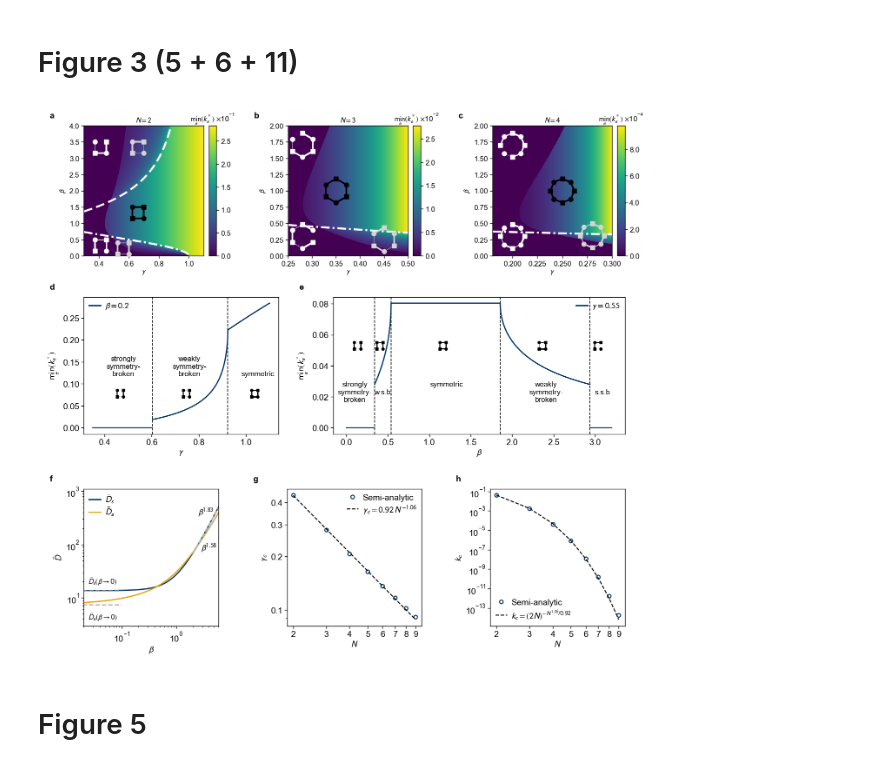
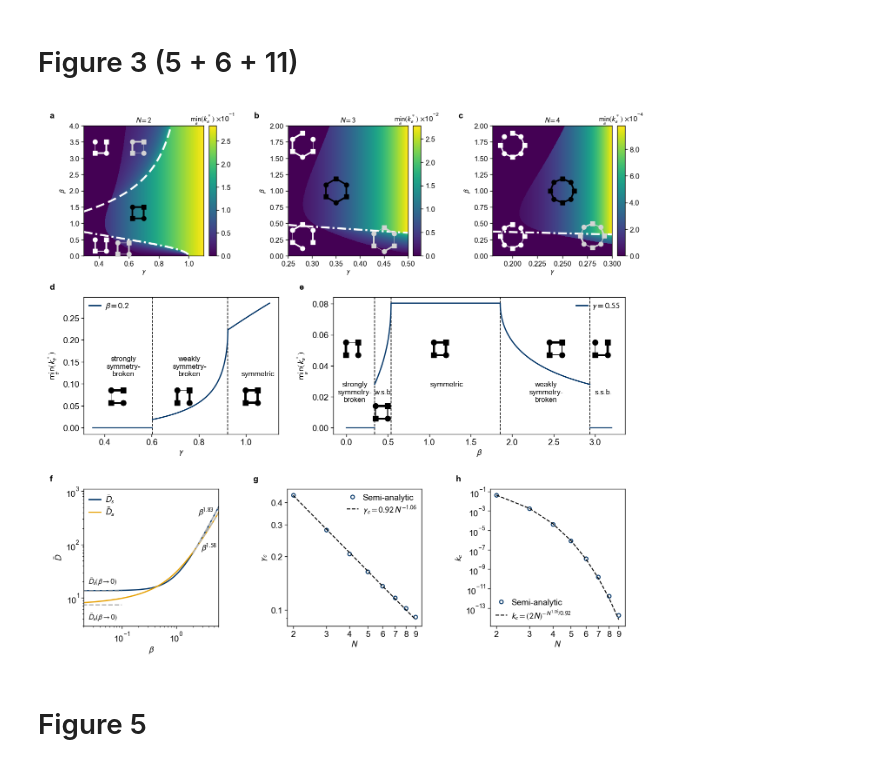
Before and after one commit to ibfzj/optimal-networks, a Jupyter notebook: rings.ipynb, the cells around one changed output. Cells and saved outputs as stored; diff of their text form; code cells hidden in the pictures.

```diff
--- a/rings.ipynb
+++ b/rings.ipynb
@@ -332,8 +351,8 @@ for gamma_i, x_i, txt in [(0.40, 0.48, "strongly\nsymmetry-\nbroken"),
                           (0.70, 0.76, "weakly\nsymmetry-\nbroken"),
                           (1.00, 1.05, "symmetric")]:
     G_i, _, _ = build_optimized_ring_graph(2, beta=0.2, gamma=gamma_i, mu=mu)
-    add_network_inset_xy(ax_d, G_i, x=x_i, y=0.085, size=0.12, color="black",
-                     node_size=5, lw_scale=0.11)
+    add_network_inset_xy(ax_d, G_i, x=x_i, y=0.085, size=0.24, color="black",
+                     node_size=20, lw_scale=0.22)
     ax_d.text(x_i, 0.115, txt, ha="center", va="bottom", fontsize=6.0)
 
 # Subplot (e): reentrant behaviour versus beta at fixed gamma
@@ -357,10 +376,14 @@ plot_curves_fixed_gammas(beta_values_e, fixed_gammas, minK_e, branch_labels_e,
                          jump_positions=jumps_e, break_positions=breaks_e)
 
 
-for beta_i, x_i in [(0.10, 0.17), (0.45, 0.44), (1.00, 1.20), (2.40, 2.40), (3.05, 3.07)]:
+
+for beta_i, x_i, y_i in [(0.10, 0.14, 0.055), (0.46, 0.50, 0.014), (1.00, 1.20, 0.055),
+                         (2.40, 2.60, 0.055), (3.05, 3.15, 0.055)]:
     G_i, _, _ = build_optimized_ring_graph(2, beta=beta_i, gamma=0.55, mu=mu)
-    add_network_inset_xy(ax_e, G_i, x=x_i, y=0.055, size=0.12, color="black",
-                         node_size=5, lw_scale=0.11)
+    add_network_inset_xy(ax_e, G_i, x=x_i, y=y_i, size=0.24, color="black",
+                         node_size=20, lw_scale=0.22)
+
+
 
 for x_i, y_i, txt in [(0.10, 0.0300, "strongly\nsymmetry-\nbroken"),
                       (0.45, 0.0250, "w.s.b."),
@@ -460,34 +483,34 @@ ax_h = fig.add_axes(rect(left + 2 * (row3_w + row3_gap), row3_bottom, row3_w, ro
 k_cusp = np.array([(2 * N_values[i]) ** (-1.0 / gamma_c[i]) for i in range(len(N_values))])
 
 ax_h.loglog(N_values, k_cusp, "o", mfc="none", mec="#003366", mew=0.8, ms=3.0,
             label="Semi-analytic")
 ax_h.loglog(N_values, k_crit_function(N_values, *popt), "--", color="k", lw=0.8,
             label=rf"$k_c = (2N)^{{-N^{{{alpha_fit:.2f}}}/{c_fit:.2f}}}$")
 ax_h.set_xlabel(r"$N$")
 ax_h.set_ylabel(r"$k_c$")
 ax_h.set_xticks(N_values)
 ax_h.set_xticklabels([str(n) for n in N_values])
 ax_h.legend(loc="lower left")
 
 # Panel labels
 panels = [("a", left, row1_bottom + row1_height),
           ("b", left + block_w + row1_gap, row1_bottom + row1_height),
           ("c", left + 2 * (block_w + row1_gap), row1_bottom + row1_height),
           ("d", left, row2_bottom + row2_height),
           ("e", left + row2_w_d + row2_gap, row2_bottom + row2_height),
           ("f", left, row3_bottom + row3_height),
           ("g", left + row3_w + row3_gap, row3_bottom + row3_height),
           ("h", left + 2 * (row3_w + row3_gap), row3_bottom + row3_height)]
 
 
 for letter, x, y in panels:
     figstyle.panel_label(fig, letter, (x - 10.0) / width, (y + 4.0) / height)
 
 # bbox_inches="tight" is deliberately not used
 #fig.savefig("Figure3.pdf", format="pdf")
 plt.show()
 # %% [output]
-[figure, old version]
+[figure, new version]
 # %% [markdown]
 # Figure 5
 # %% [markdown]
```
Also changed, not shown: parts of 5 cells of this notebook.
